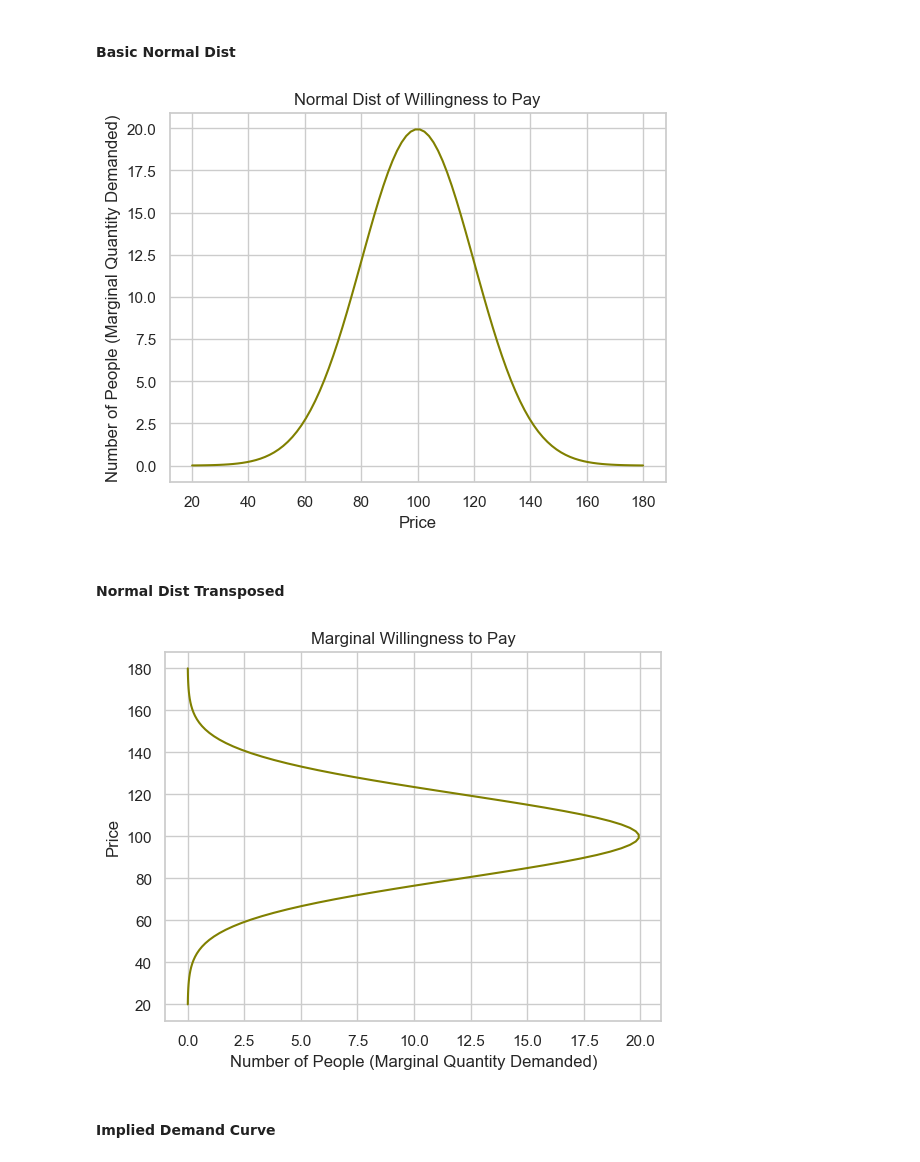
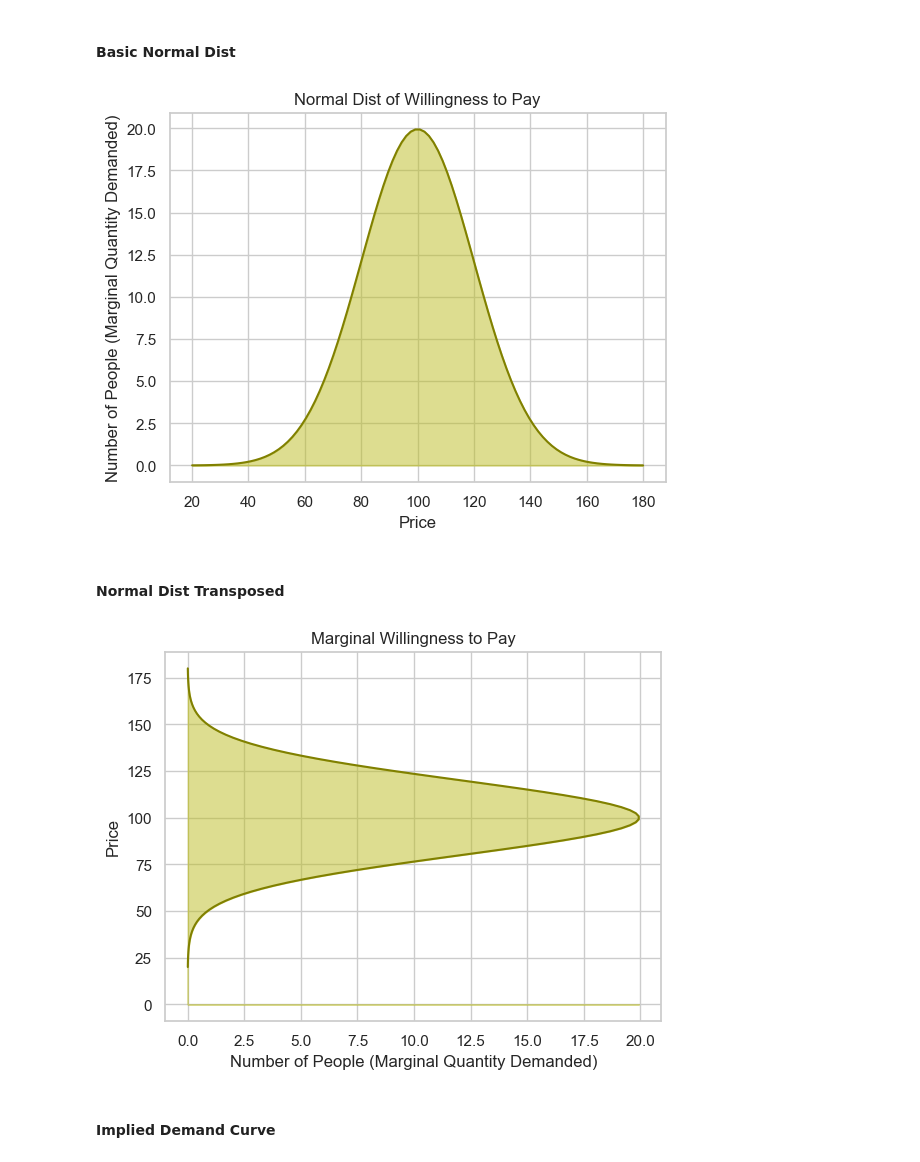
Before and after one commit to ohmurphy/market_cdfs, a Jupyter notebook: market_curves.ipynb, the cells around one changed output. Cells and saved outputs as stored; diff of their text form; code cells hidden in the pictures.

```diff
--- a/market_curves.ipynb
+++ b/market_curves.ipynb
@@ -24,24 +126,27 @@ cdf_dist_supply = norm.cdf(prices, loc=mean, scale=std_dev) * num_market_partici
 #### Basic Normal Dist
 # %%
 plt.plot(prices, pdf_dist, color='olive')
+plt.fill_between(prices, pdf_dist, color="tab:olive", alpha=0.5)
 plt.title('Normal Dist of Willingness to Pay')
 plt.ylabel('Number of People (Marginal Quantity Demanded)')
 plt.xlabel('Price')
 plt.grid(True)
+plt.savefig("simple_norm.png")
 plt.show()
 # %% [output]
-[figure, old version]
+[figure, new version]
 # %% [markdown]
 #### Normal Dist Transposed
 # %%
 plt.plot(pdf_dist, prices, color='olive')
+plt.fill_between(pdf_dist, prices, color="tab:olive", alpha=0.5)
 plt.title('Marginal Willingness to Pay')
 plt.xlabel('Number of People (Marginal Quantity Demanded)')
 plt.ylabel('Price')
 plt.grid(True)
 plt.show()
 # %% [output]
-[figure, old version]
+[figure, new version]
 # %% [markdown]
 #### Implied Demand Curve
 # %%
```
Also changed, not shown: parts of 15 cells of this notebook, 8 other files.
